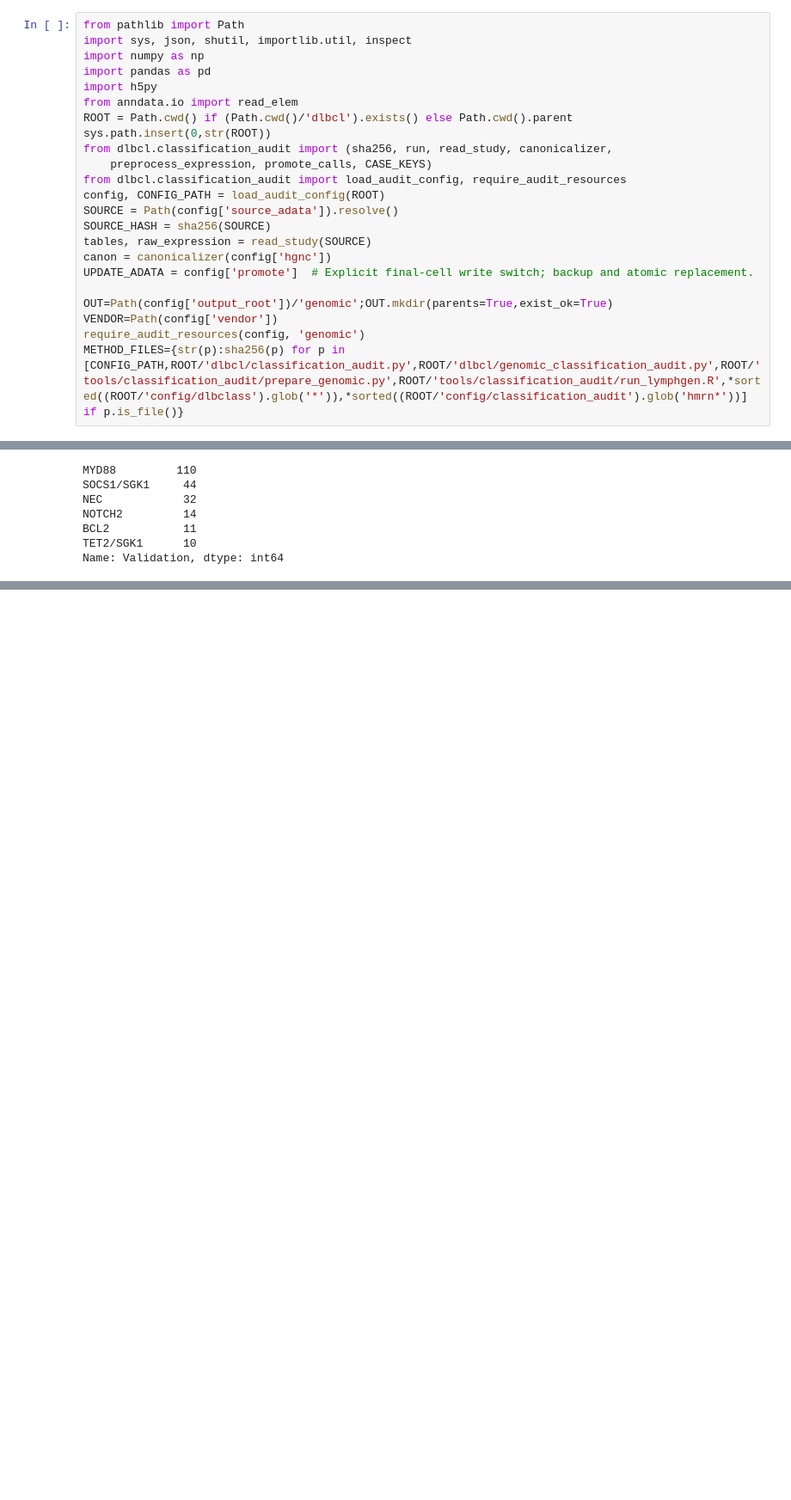
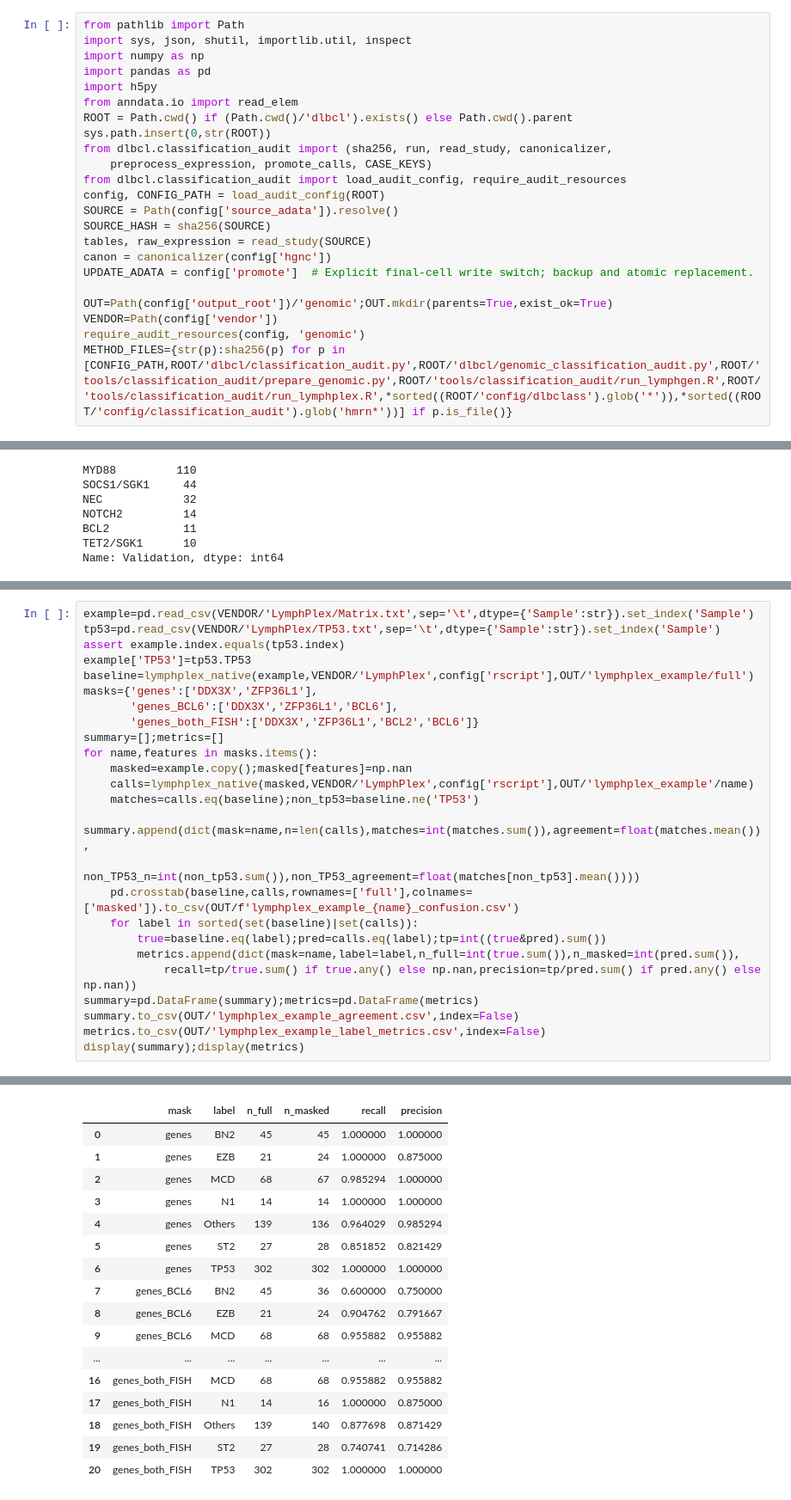
Before and after one commit to noordenbos/anatomy-matters, a Jupyter notebook: notebooks/genomic_classification_audit.ipynb, the cells around one changed output, grey strips where cells are left out. Shown at 86% size. Saved outputs shown, nothing was run; the diff lists cells and outputs as text; blank space fills up the shorter version.

Commit message:
Use native LymphPlex missing-value calls and align Wright bars

```diff
--- a/notebooks/genomic_classification_audit.ipynb
+++ b/notebooks/genomic_classification_audit.ipynb
@@ -28,7 +28,7 @@ UPDATE_ADATA = config['promote']  # Explicit final-cell write switch; backup and
 OUT=Path(config['output_root'])/'genomic';OUT.mkdir(parents=True,exist_ok=True)
 VENDOR=Path(config['vendor'])
 require_audit_resources(config, 'genomic')
-METHOD_FILES={str(p):sha256(p) for p in [CONFIG_PATH,ROOT/'dlbcl/classification_audit.py',ROOT/'dlbcl/genomic_classification_audit.py',ROOT/'tools/classification_audit/prepare_genomic.py',ROOT/'tools/classification_audit/run_lymphgen.R',*sorted((ROOT/'config/dlbclass').glob('*')),*sorted((ROOT/'config/classification_audit').glob('hmrn*'))] if p.is_file()}
+METHOD_FILES={str(p):sha256(p) for p in [CONFIG_PATH,ROOT/'dlbcl/classification_audit.py',ROOT/'dlbcl/genomic_classification_audit.py',ROOT/'tools/classification_audit/prepare_genomic.py',ROOT/'tools/classification_audit/run_lymphgen.R',ROOT/'tools/classification_audit/run_lymphplex.R',*sorted((ROOT/'config/dlbclass').glob('*')),*sorted((ROOT/'config/classification_audit').glob('hmrn*'))] if p.is_file()}
 # %% [markdown]
 ## 1. Rebuild classifier inputs from released selected variants, panel masks and measured FISH
 
@@ -335,0 +340,26 @@ Native algorithm parity verified for 3606 complete input combinations.
+# %%
+example=pd.read_csv(VENDOR/'LymphPlex/Matrix.txt',sep='\t',dtype={'Sample':str}).set_index('Sample')
+tp53=pd.read_csv(VENDOR/'LymphPlex/TP53.txt',sep='\t',dtype={'Sample':str}).set_index('Sample')
+assert example.index.equals(tp53.index)
+example['TP53']=tp53.TP53
+baseline=lymphplex_native(example,VENDOR/'LymphPlex',config['rscript'],OUT/'lymphplex_example/full')
+masks={'genes':['DDX3X','ZFP36L1'],
+       'genes_BCL6':['DDX3X','ZFP36L1','BCL6'],
+       'genes_both_FISH':['DDX3X','ZFP36L1','BCL2','BCL6']}
+summary=[];metrics=[]
+for name,features in masks.items():
+    masked=example.copy();masked[features]=np.nan
+    calls=lymphplex_native(masked,VENDOR/'LymphPlex',config['rscript'],OUT/'lymphplex_example'/name)
+    matches=calls.eq(baseline);non_tp53=baseline.ne('TP53')
+    summary.append(dict(mask=name,n=len(calls),matches=int(matches.sum()),agreement=float(matches.mean()),
+                        non_TP53_n=int(non_tp53.sum()),non_TP53_agreement=float(matches[non_tp53].mean())))
+    pd.crosstab(baseline,calls,rownames=['full'],colnames=['masked']).to_csv(OUT/f'lymphplex_example_{name}_confusion.csv')
+    for label in sorted(set(baseline)|set(calls)):
+        true=baseline.eq(label);pred=calls.eq(label);tp=int((true&pred).sum())
+        metrics.append(dict(mask=name,label=label,n_full=int(true.sum()),n_masked=int(pred.sum()),
+            recall=tp/true.sum() if true.any() else np.nan,precision=tp/pred.sum() if pred.any() else np.nan))
+summary=pd.DataFrame(summary);metrics=pd.DataFrame(metrics)
+summary.to_csv(OUT/'lymphplex_example_agreement.csv',index=False)
+metrics.to_csv(OUT/'lymphplex_example_label_metrics.csv',index=False)
+display(summary);display(metrics)
+# %% [output]
@@ -336,3 +370,20 @@ Native algorithm parity verified for 3606 complete input combinations.
+|  | mask | label | n_full | n_masked | recall | precision |
+| 0 | genes | BN2 | 45 | 45 | 1.000000 | 1.000000 |
+| 1 | genes | EZB | 21 | 24 | 1.000000 | 0.875000 |
+| 2 | genes | MCD | 68 | 67 | 0.985294 | 1.000000 |
+| 3 | genes | N1 | 14 | 14 | 1.000000 | 1.000000 |
+| 4 | genes | Others | 139 | 136 | 0.964029 | 0.985294 |
+| 5 | genes | ST2 | 27 | 28 | 0.851852 | 0.821429 |
+| 6 | genes | TP53 | 302 | 302 | 1.000000 | 1.000000 |
+| 7 | genes_BCL6 | BN2 | 45 | 36 | 0.600000 | 0.750000 |
+| 8 | genes_BCL6 | EZB | 21 | 24 | 0.904762 | 0.791667 |
+| 9 | genes_BCL6 | MCD | 68 | 68 | 0.955882 | 0.955882 |
+| ... | ... | ... | ... | ... | ... | ... |
+| 16 | genes_both_FISH | MCD | 68 | 68 | 0.955882 | 0.955882 |
+| 17 | genes_both_FISH | N1 | 14 | 16 | 1.000000 | 0.875000 |
+| 18 | genes_both_FISH | Others | 139 | 140 | 0.877698 | 0.871429 |
+| 19 | genes_both_FISH | ST2 | 27 | 28 | 0.740741 | 0.714286 |
+| 20 | genes_both_FISH | TP53 | 302 | 302 | 1.000000 | 1.000000 |
 # %% [markdown]
 ## 6. Before/after audit and authoritative replacement
 
```
Also changed, not shown: parts of 9 cells of this notebook, 26 other files.
